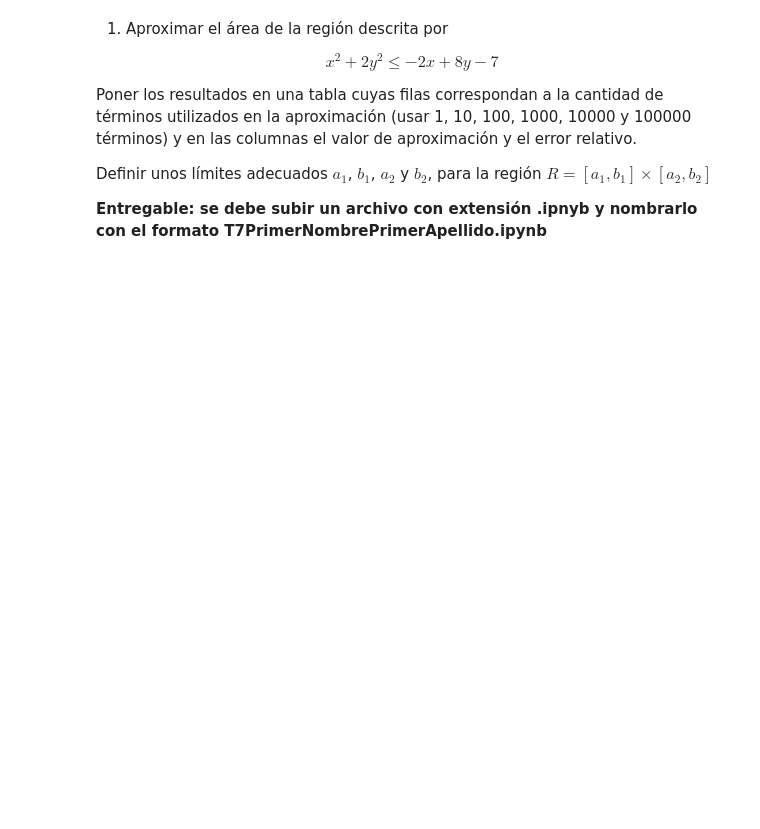
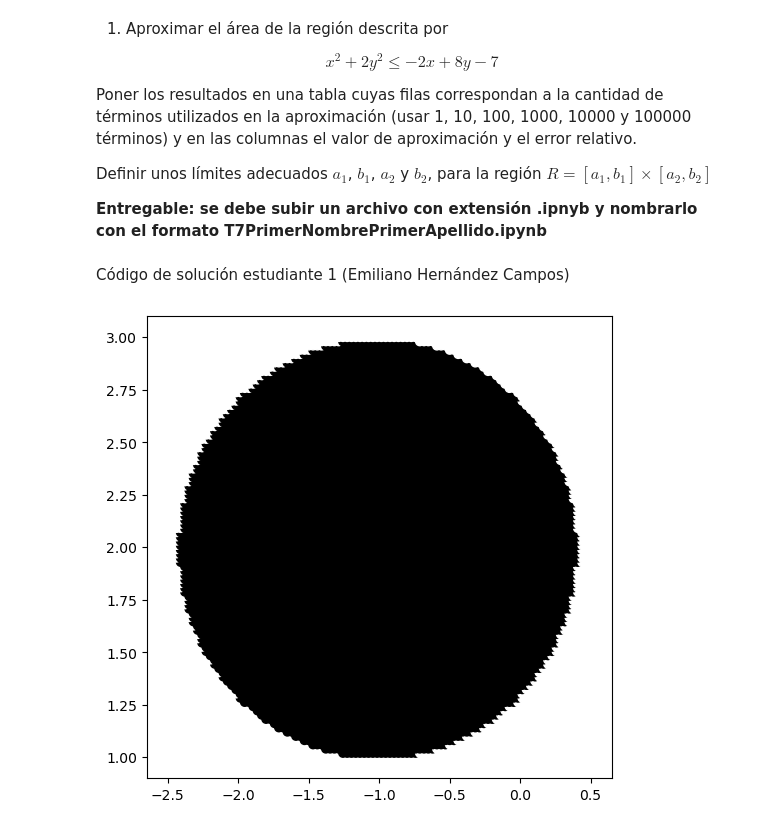
Before and after one commit to Emiliano20hdezc/Tarea_6_Repositorio, a Jupyter notebook: T7HectorFletes_EmilianoHernandez.ipynb, the cells around one changed output. Drawn from its saved outputs; the diff is of its cells as text; code cells hidden in the pictures; blank space fills up the shorter version.

```diff
--- a/T7HectorFletes_EmilianoHernandez.ipynb
+++ b/T7HectorFletes_EmilianoHernandez.ipynb
@@ -30,0 +27,2 @@ Código de solución estudiante 2
+# %% [markdown]
+Código de solución estudiante 1 (Emiliano Hernández Campos)
@@ -30,0 +45,15 @@ Código de solución estudiante 2
+# %%
+def region(x,y):
+    return (x**2) + 2*(y**2) <= -2*x + 8*y -7
+# %%
+M=100
+xnum=np.linspace(-2.5,.5,M) #intervalo del eje x
+ynum=np.linspace(1,3,M) #intervalo del eje y
+
+X, Y = np.meshgrid(xnum,ynum)
+#Grafica
+plt.figure(figsize=(6,6))
+plt.scatter(X, Y, c=~region(X,Y), cmap='bone')
+plt.show()
+# %% [output]
+[figure, added]
```
Also changed, not shown: parts of 6 cells of this notebook, 1 other file.
